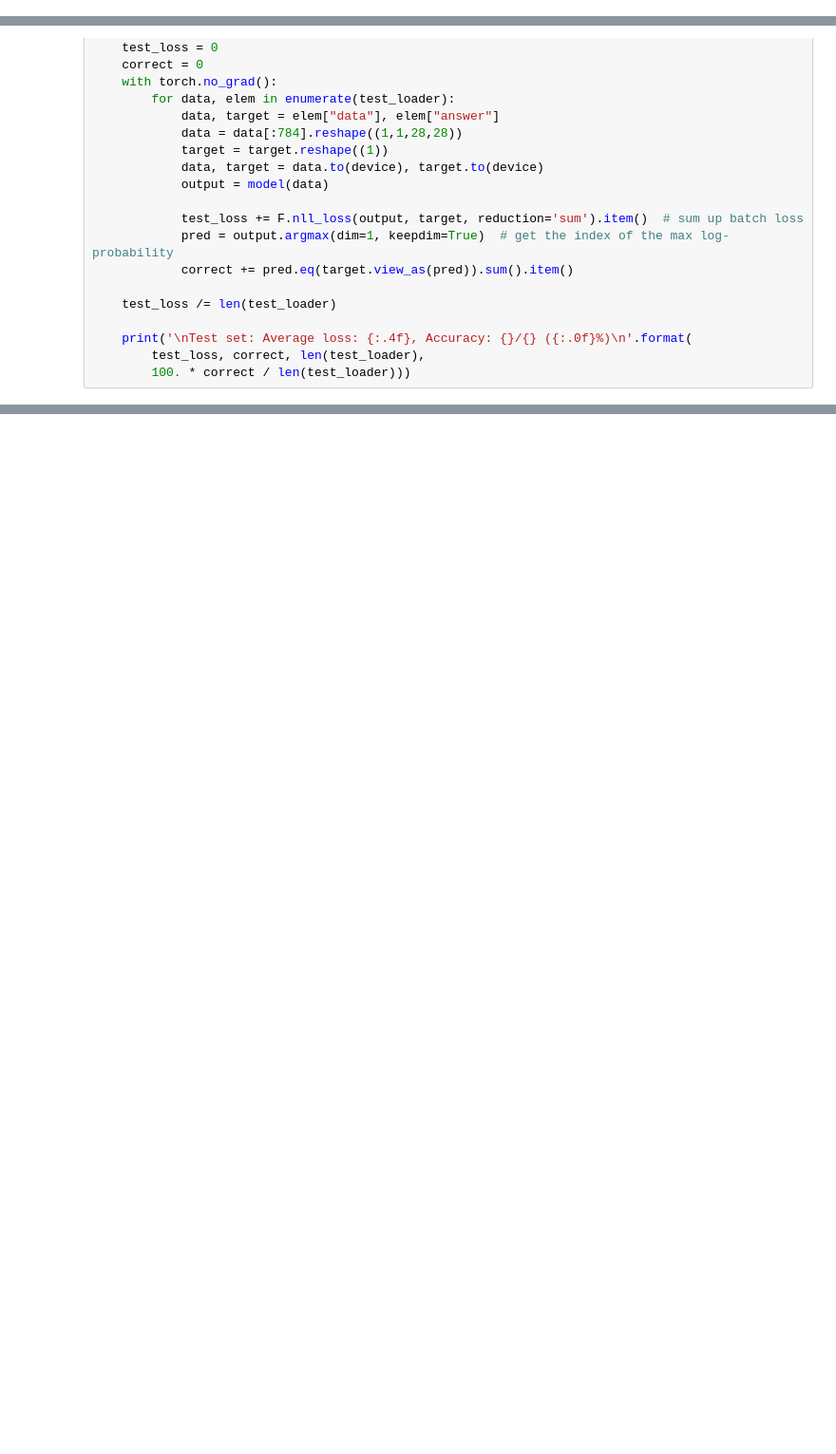
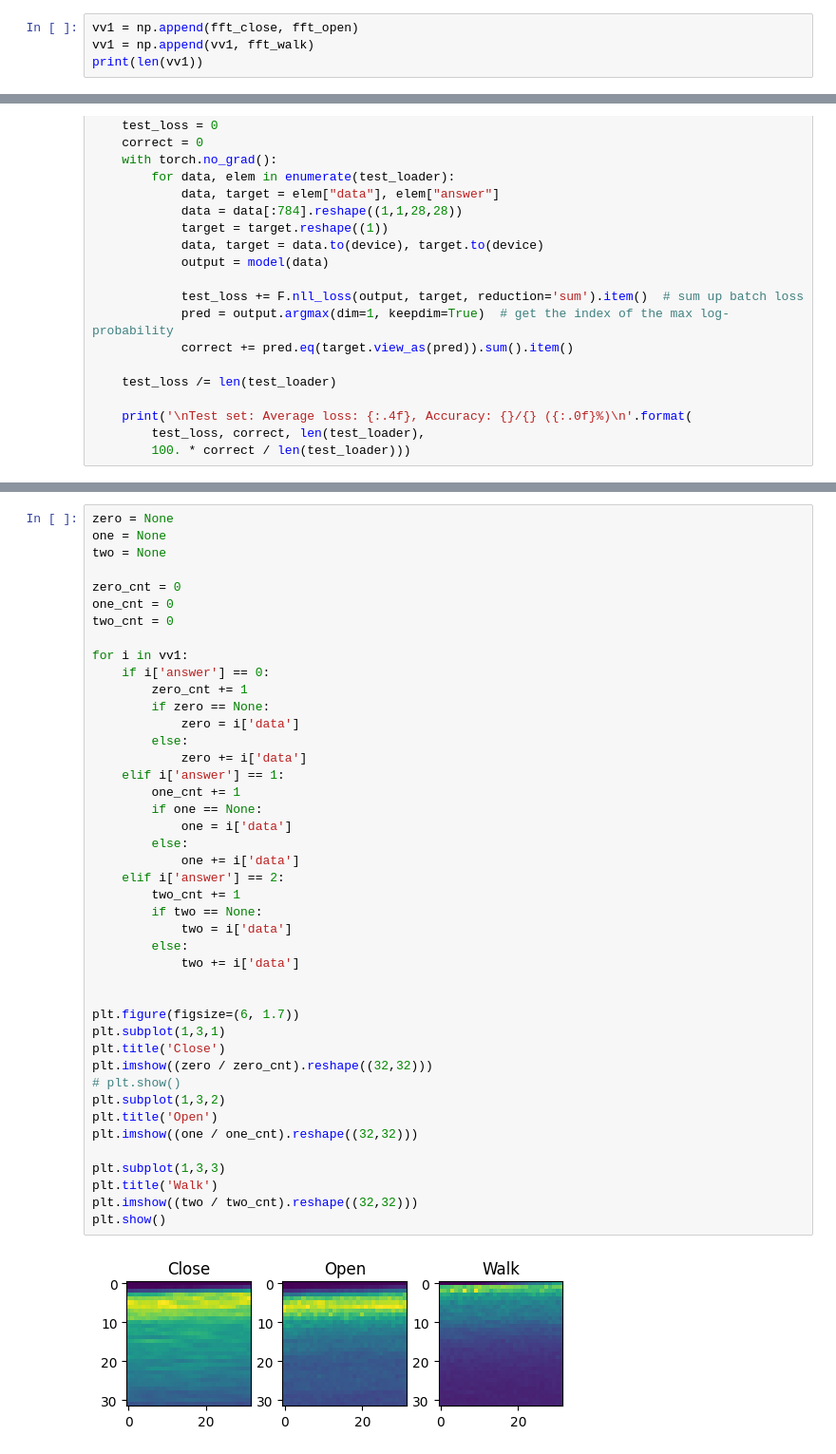
Before and after one commit to Piorosen/recognizing-human-using-fft, a Jupyter notebook: test.ipynb, the cells around one changed output, grey strips where cells are left out. Shown at 95% size. Cells and saved outputs as stored; diff of their text form; blank space fills up the shorter version.

```diff
--- a/test.ipynb
+++ b/test.ipynb
@@ -51,0 +74,4 @@ tt3 = np.append(tt1, tt2)
+# %%
+vv1 = np.append(fft_close, fft_open)
+vv1 = np.append(vv1, fft_walk)
+print(len(vv1))
@@ -135,3 +204,48 @@ def test(model, device, test_loader):
+# %%
+zero = None
+one = None
+two = None
+
+zero_cnt = 0
+one_cnt = 0
+two_cnt = 0
+
+for i in vv1:
+    if i['answer'] == 0:
+        zero_cnt += 1
+        if zero == None:
+            zero = i['data']
+        else:
+            zero += i['data']
+    elif i['answer'] == 1:
+        one_cnt += 1
+        if one == None:
+            one = i['data']
+        else:
+            one += i['data']
+    elif i['answer'] == 2:
+        two_cnt += 1
+        if two == None:
+            two = i['data']
+        else:
+            two += i['data']
+
+
+plt.figure(figsize=(6, 1.7))
+plt.subplot(1,3,1)
+plt.title('Close')
+plt.imshow((zero / zero_cnt).reshape((32,32)))
+# plt.show()
+plt.subplot(1,3,2)
+plt.title('Open')
+plt.imshow((one / one_cnt).reshape((32,32)))
+
+plt.subplot(1,3,3)
+plt.title('Walk')
+plt.imshow((two / two_cnt).reshape((32,32)))
+plt.show()
+# %% [output]
+[figure, added]
 # %%
 
 model = Net().to(device)
```
Also changed, not shown: parts of 21 cells of this notebook, 6 other files.
